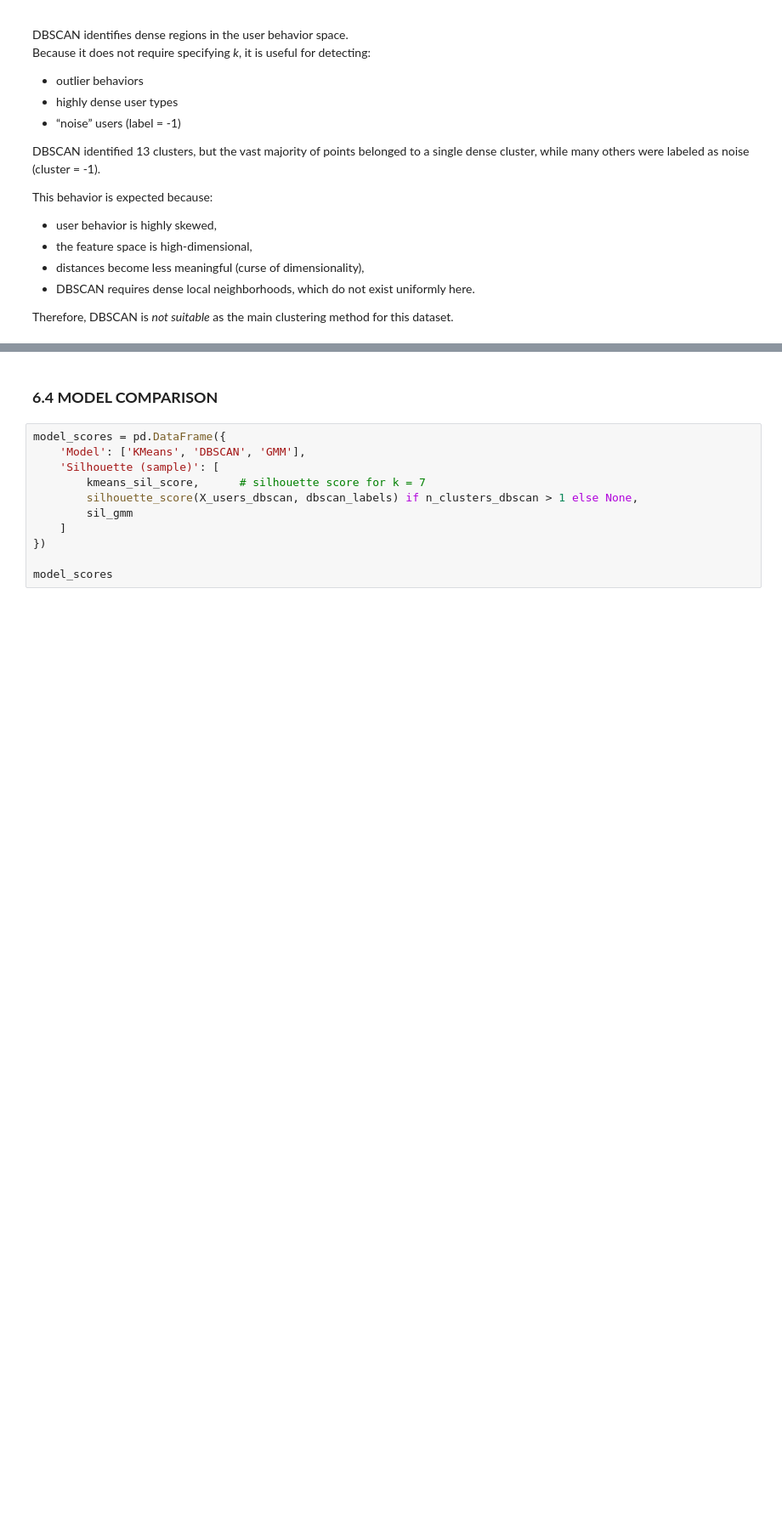
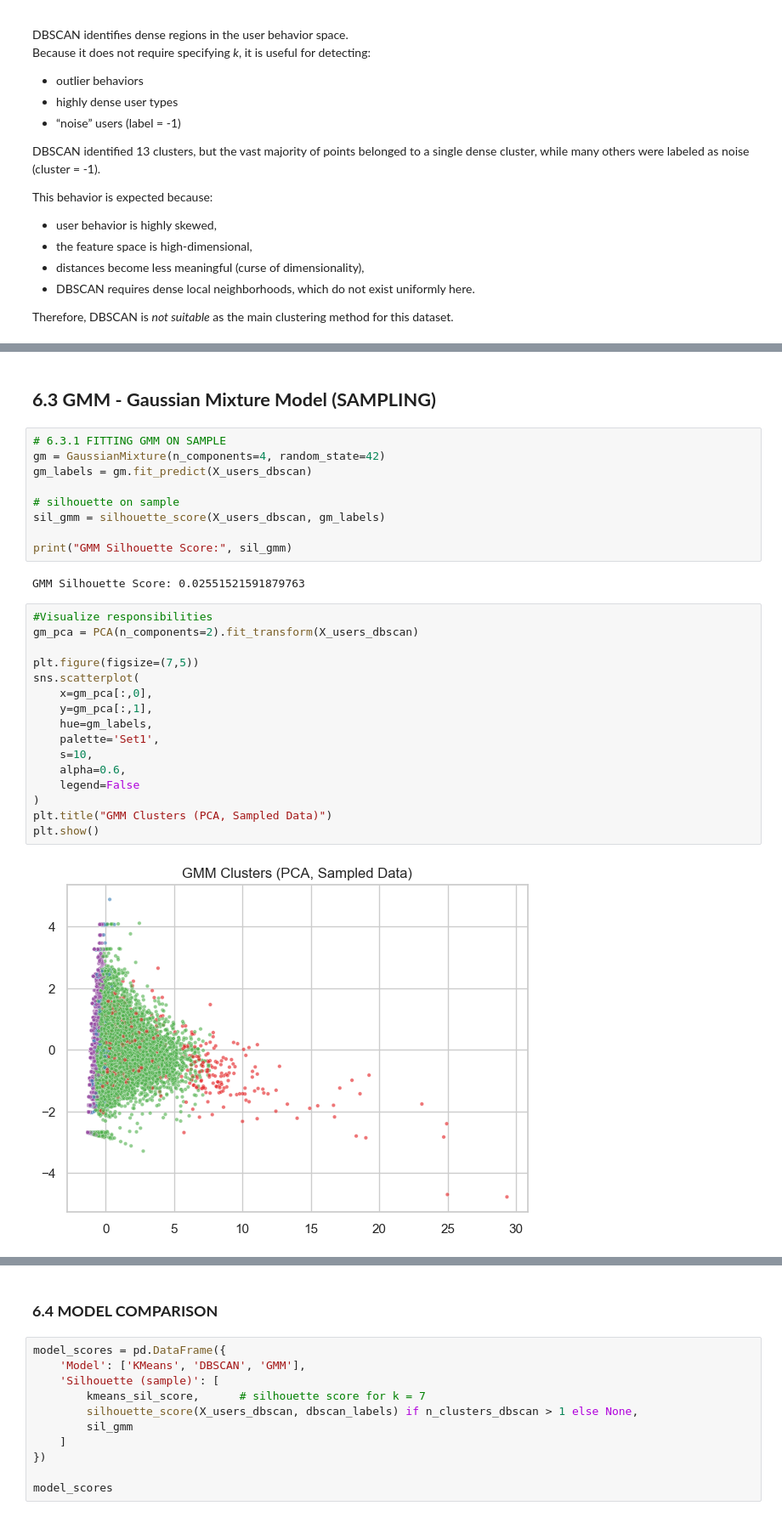
Before and after one commit to alkalenka/AudienceDecode_320991, a Jupyter notebook: main.ipynb, the cells around one changed output, grey strips where cells are left out. Shown at 85% size. Cells and saved outputs as stored; diff of their text form; blank space fills up the shorter version.

```diff
--- a/main.ipynb
+++ b/main.ipynb
@@ -1456,0 +1382,31 @@ This is the “power-user” group—people who interact with the platform heavi
+# %% [markdown]
+## **6.3 GMM - Gaussian Mixture Model (SAMPLING)**
+# %%
+# 6.3.1 FITTING GMM ON SAMPLE
+gm = GaussianMixture(n_components=4, random_state=42)
+gm_labels = gm.fit_predict(X_users_dbscan)
+
+# silhouette on sample
+sil_gmm = silhouette_score(X_users_dbscan, gm_labels)
+
+print("GMM Silhouette Score:", sil_gmm)
+# %% [output]
+GMM Silhouette Score: 0.02551521591879763
+# %%
+#Visualize responsibilities
+gm_pca = PCA(n_components=2).fit_transform(X_users_dbscan)
+
+plt.figure(figsize=(7,5))
+sns.scatterplot(
+    x=gm_pca[:,0],
+    y=gm_pca[:,1],
+    hue=gm_labels,
+    palette='Set1',
+    s=10,
+    alpha=0.6,
+    legend=False
+)
+plt.title("GMM Clusters (PCA, Sampled Data)")
+plt.show()
+# %% [output]
+[figure, added]
```
Also changed, not shown: parts of 48 cells of this notebook.
